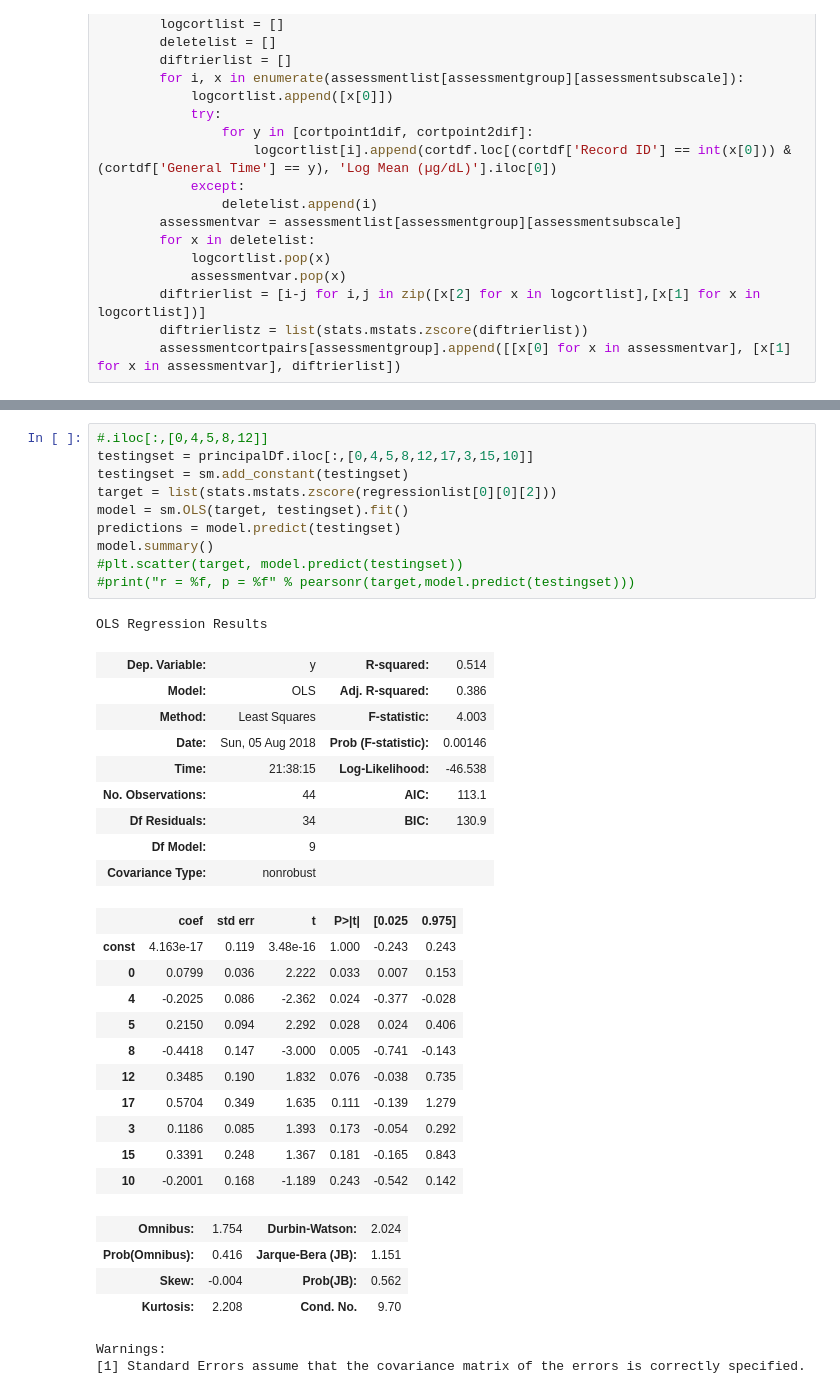
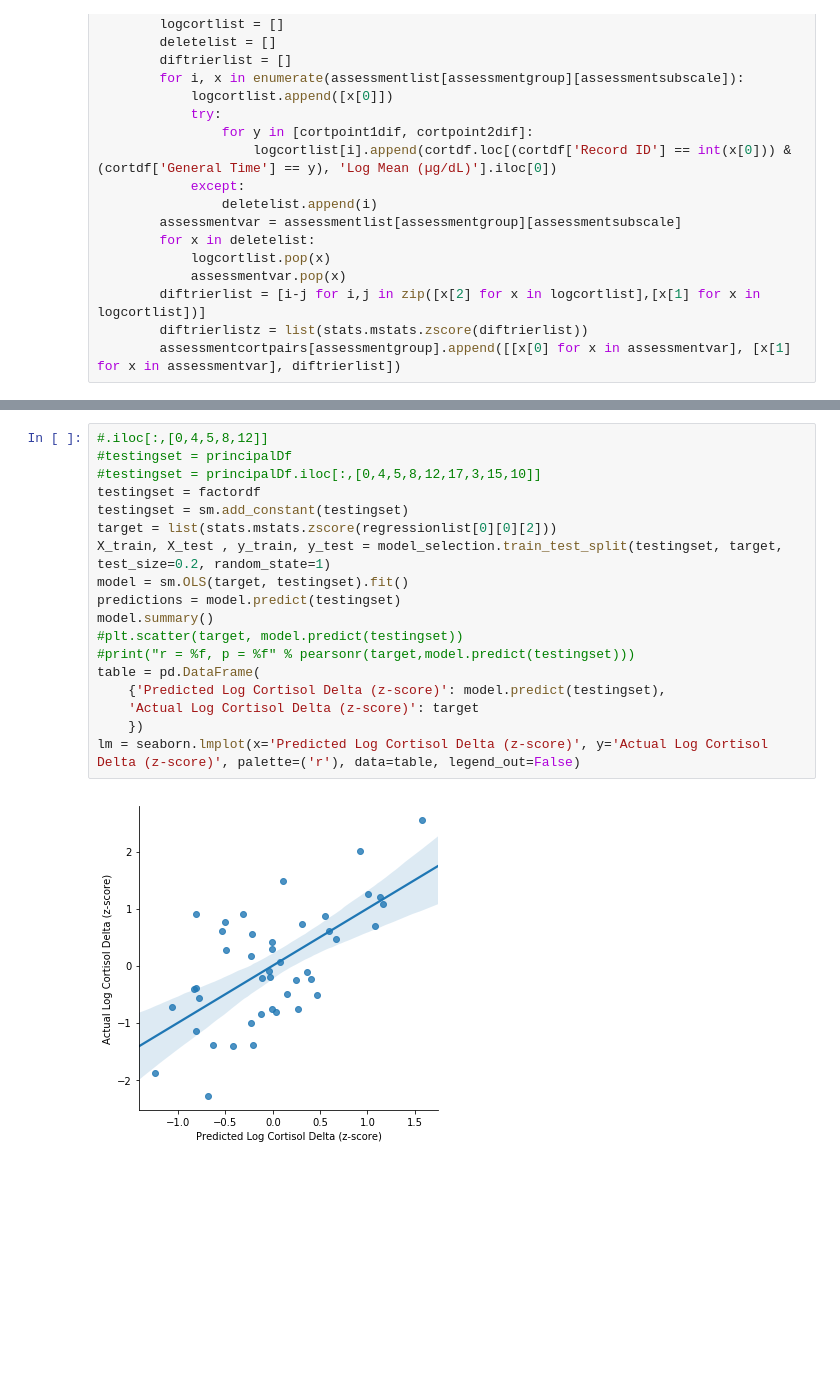
Before and after one commit to kjlafoll/kjlafoll-gen, a Jupyter notebook: Analyses Functions WIP/EI-StressReactivity-Analysis.ipynb, the cells around one changed output, grey strips where cells are left out. Cells and saved outputs as stored; diff of their text form; blank space fills up the shorter version.

```diff
--- a/Analyses Functions WIP/EI-StressReactivity-Analysis.ipynb
+++ b/Analyses Functions WIP/EI-StressReactivity-Analysis.ipynb
@@ -205,41 +218,23 @@ for x in range(len(df.columns)):
 # %%
 #.iloc[:,[0,4,5,8,12]]
-testingset = principalDf.iloc[:,[0,4,5,8,12,17,3,15,10]]
+#testingset = principalDf
+#testingset = principalDf.iloc[:,[0,4,5,8,12,17,3,15,10]]
+testingset = factordf
 testingset = sm.add_constant(testingset)
 target = list(stats.mstats.zscore(regressionlist[0][0][2]))
+X_train, X_test , y_train, y_test = model_selection.train_test_split(testingset, target, test_size=0.2, random_state=1)
 model = sm.OLS(target, testingset).fit()
 predictions = model.predict(testingset)
 model.summary()
 #plt.scatter(target, model.predict(testingset))
 #print("r = %f, p = %f" % pearsonr(target,model.predict(testingset)))
+table = pd.DataFrame(
+    {'Predicted Log Cortisol Delta (z-score)': model.predict(testingset),
+    'Actual Log Cortisol Delta (z-score)': target
+    })
+lm = seaborn.lmplot(x='Predicted Log Cortisol Delta (z-score)', y='Actual Log Cortisol Delta (z-score)', palette=('r'), data=table, legend_out=False)
 # %% [output]
-OLS Regression Results
-| Dep. Variable: | y | R-squared: | 0.514 |
-| Model: | OLS | Adj. R-squared: | 0.386 |
-| Method: | Least Squares | F-statistic: | 4.003 |
-| Date: | Sun, 05 Aug 2018 | Prob (F-statistic): | 0.00146 |
-| Time: | 21:38:15 | Log-Likelihood: | -46.538 |
-| No. Observations: | 44 | AIC: | 113.1 |
-| Df Residuals: | 34 | BIC: | 130.9 |
-| Df Model: | 9 |  |  |
-| Covariance Type: | nonrobust |  |  |
-|  | coef | std err | t | P>|t| | [0.025 | 0.975] |
-| const | 4.163e-17 | 0.119 | 3.48e-16 | 1.000 | -0.243 | 0.243 |
-| 0 | 0.0799 | 0.036 | 2.222 | 0.033 | 0.007 | 0.153 |
-| 4 | -0.2025 | 0.086 | -2.362 | 0.024 | -0.377 | -0.028 |
-| 5 | 0.2150 | 0.094 | 2.292 | 0.028 | 0.024 | 0.406 |
-| 8 | -0.4418 | 0.147 | -3.000 | 0.005 | -0.741 | -0.143 |
-| 12 | 0.3485 | 0.190 | 1.832 | 0.076 | -0.038 | 0.735 |
-| 17 | 0.5704 | 0.349 | 1.635 | 0.111 | -0.139 | 1.279 |
-| 3 | 0.1186 | 0.085 | 1.393 | 0.173 | -0.054 | 0.292 |
-| 15 | 0.3391 | 0.248 | 1.367 | 0.181 | -0.165 | 0.843 |
-| 10 | -0.2001 | 0.168 | -1.189 | 0.243 | -0.542 | 0.142 |
-| Omnibus: | 1.754 | Durbin-Watson: | 2.024 |
-| Prob(Omnibus): | 0.416 | Jarque-Bera (JB): | 1.151 |
-| Skew: | -0.004 | Prob(JB): | 0.562 |
-| Kurtosis: | 2.208 | Cond. No. | 9.70 |
-Warnings:
-[1] Standard Errors assume that the covariance matrix of the errors is correctly specified.
+[figure, added]
 # %%
 type = 'neg_mean_squared_error'
 #type = 'r2'
```
Also changed, not shown: parts of 16 cells of this notebook, 5 other files.
